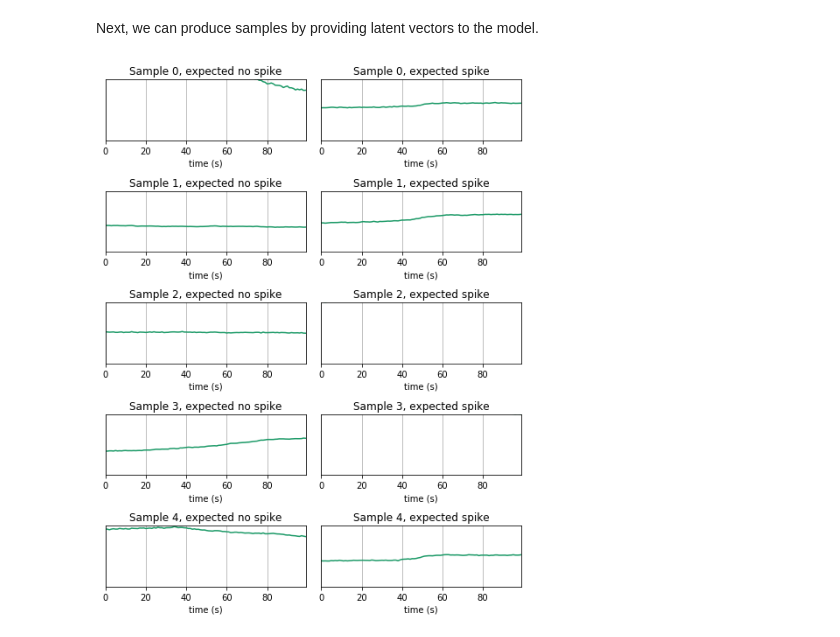
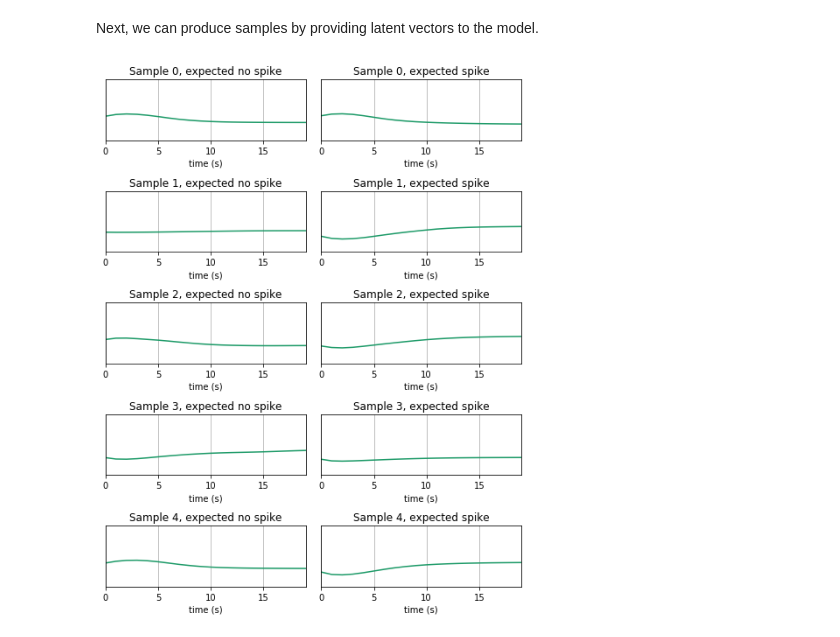
Before and after one commit to codekansas/calcium-gan, a Jupyter notebook: calcium-gan.ipynb, the cells around one changed output. Drawn from its saved outputs; the diff is of its cells as text; code cells hidden in the pictures.

```diff
--- a/calcium-gan.ipynb
+++ b/calcium-gan.ipynb
@@ -252,17 +253,6 @@ class QuadFeature(keras.layers.Layer):
 
     def call(self, x, mask=None):
         return K.square(x)
-
-    def get_output_shape_for(self, input_shape):
-        return input_shape
-
-
-class NormalizeOverTime(keras.layers.Layer):
-    """Normalizes over the time axis."""
-
-    def call(self, x, mask=None):
-        std = K.std(x, axis=1, keepdims=True) + 1e-12
-        return (x - K.mean(x, axis=1, keepdims=True)) / std
 
     def get_output_shape_for(self, input_shape):
         return input_shape
@@ -458,7 +448,6 @@ class VariationalAutoencoder(object):
         calcium_quad = QuadFeature()(calcium_rep)
         spikes_rep = keras.layers.RepeatVector(self.num_input)(input_spikes)
         x = keras.layers.Concatenate()([calcium_rep, calcium_delta, calcium_quad, spikes_rep])
-        x = NormalizeOverTime()(x)
         x = keras.layers.LSTM(64, return_sequences=False)(x)
         variational_output = variational_layer(x)
         self._encoder = keras.models.Model(inputs=[input_calcium, input_spikes],
@@ -477,7 +466,7 @@ class VariationalAutoencoder(object):
         output_calcium = self._decoder([variational_output, input_spikes])
         self._encoder_decoder = keras.models.Model(inputs=[input_calcium, input_spikes],
                                                    outputs=[output_calcium])
-        self._encoder_decoder.compile(loss=variational_layer.loss(1e-4),
+        self._encoder_decoder.compile(loss=variational_layer.loss(1e-1),
                                       optimizer='adam',
                                       metrics={'did_spike': 'accuracy'})
 
@@ -574,7 +563,12 @@ num_dimensions = calcium.shape[1]
 idxs = np.random.choice(np.arange(calcium.shape[0]), NUM_TEST)
 calcium, did_spike = calcium[idxs], did_spike[idxs]
 
+# Normalizes the samples.
+means = np.mean(calcium, axis=1, keepdims=True)
+stds = np.std(calcium, axis=1, keepdims=True)
+calcium_normalized = (calcium - means) / (stds + 1e-9)
+
 model = VariationalAutoencoder(num_dimensions)
-model.train(calcium, did_spike, epochs=10)
+model.train(calcium_normalized, did_spike, epochs=10)
 # %% [output]
 Epoch 1/10
@@ -592,17 +595,24 @@ Epoch 6/10
 Now that we've got a trained model, we can visualize what it thinks the calcium traces look like a) when there is a spike and b) when there isn't a spike. First, let's look at how well the model reconstructs the inputs it's given.
 # %%
 calcium, did_spike = calcium[:5], did_spike[:5]
-pred_calcium = model.predict(calcium, did_spike)
+pred_calcium = model.predict(calcium_normalized[:5], did_spike)
+pred_calcium = (pred_calcium * stds[:5]) + means[:5]
 
 # Plot the data where no spike was observed on the left,
 # and the data where a spike was observed on the right.
 fig = plt.figure(figsize=(7, 9))
 for i in range(5):
     plt.subplot(5, 2, 2 * i + 1)
-    plot_sample(calcium=calcium[i], t_start=0, t_end=99, sampling_rate=1)
+    plot_sample(calcium=calcium[i],
+                t_start=0,
+                t_end=calcium.shape[1] - 1,
+                sampling_rate=1)
     plt.title('Sample %d, provided data' % i)
     plt.subplot(5, 2, 2 * i + 2);
-    plot_sample(calcium=pred_calcium[i], t_start=0, t_end=99, sampling_rate=1)
+    plot_sample(calcium=pred_calcium[i],
+                t_start=0,
+                t_end=calcium.shape[1] - 1,
+                sampling_rate=1)
     plt.title('Sample %d, reconstruction' % i)
 
 plt.tight_layout()
@@ -612,19 +624,25 @@ Next, we can produce samples by providing latent vectors to the model.
 # %%
 preds_nospike = model.sample(num_samples=5, did_spike=False)
 preds_spike = model.sample(num_samples=5, did_spike=True)
 
 # Plot the data where no spike was observed on the left,
 # and the data where a spike was observed on the right.
 fig = plt.figure(figsize=(7, 9))
 for i in range(5):
     plt.subplot(5, 2, 2 * i + 1)
-    plot_sample(calcium=preds_nospike[i], t_start=0, t_end=99, sampling_rate=1)
+    plot_sample(calcium=preds_nospike[i],
+                t_start=0,
+                t_end=calcium.shape[1] - 1,
+                sampling_rate=1)
     plt.title('Sample %d, expected no spike' % i)
     plt.subplot(5, 2, 2 * i + 2);
-    plot_sample(calcium=preds_spike[i], t_start=0, t_end=99, sampling_rate=1)
+    plot_sample(calcium=preds_spike[i],
+                t_start=0,
+                t_end=calcium.shape[1] - 1,
+                sampling_rate=1)
     plt.title('Sample %d, expected spike' % i)
 
 plt.tight_layout()
 plt.show()
 # %% [output]
-[figure, old version]
+[figure, new version]
```
Also changed, not shown: parts of 4 cells of this notebook.
